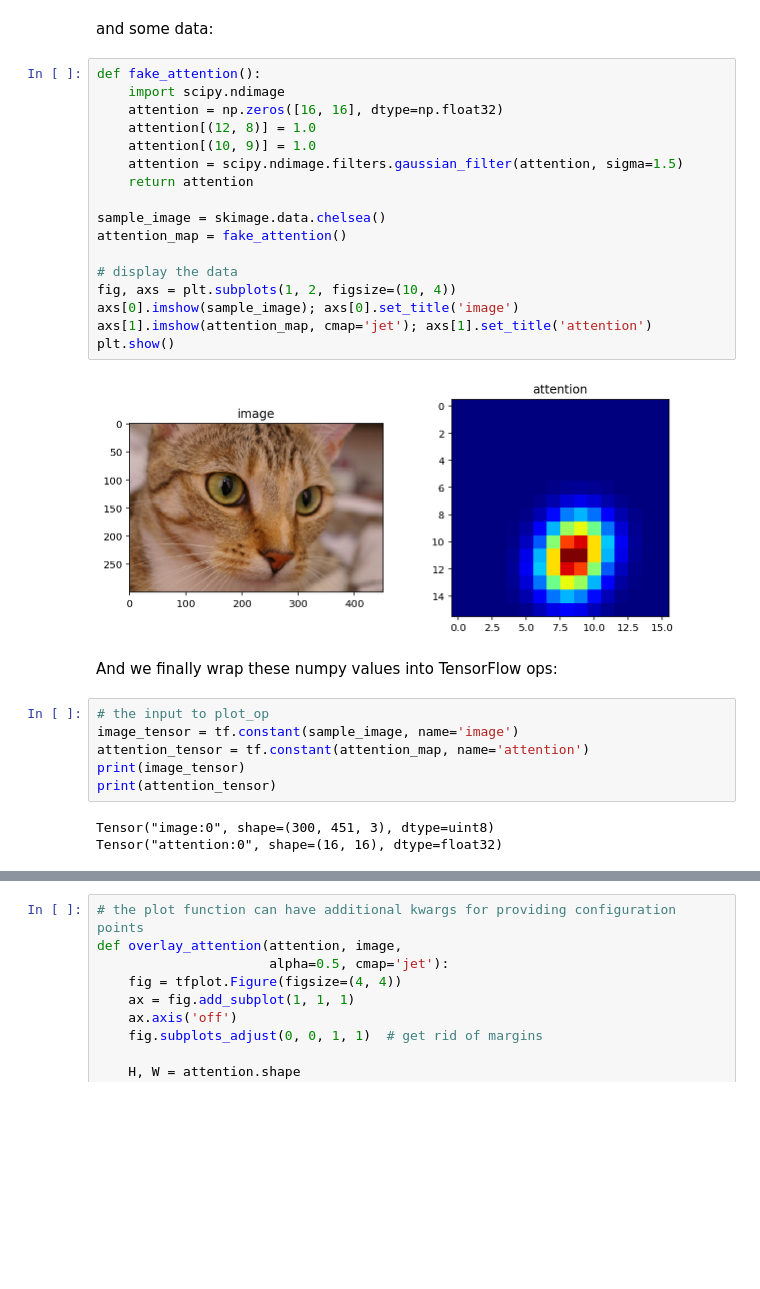
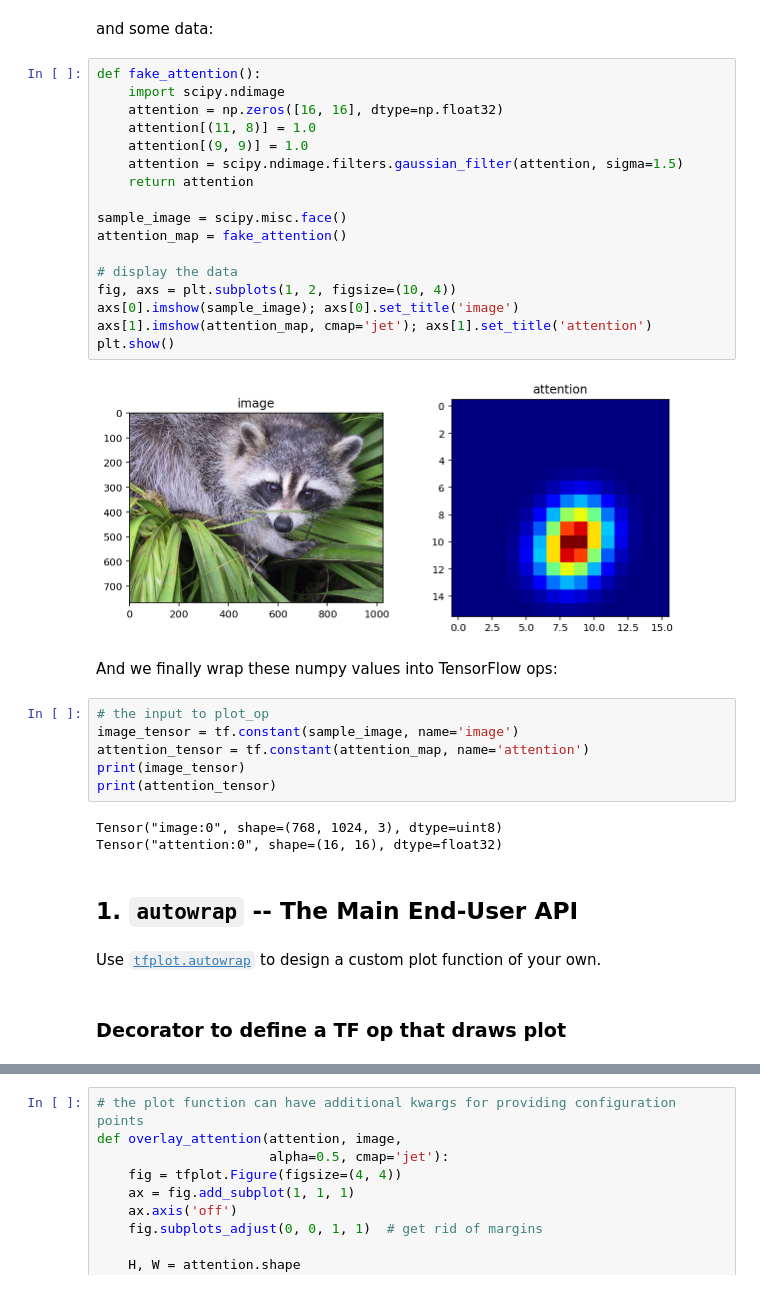
Before and after one commit to wookayin/tensorflow-plot, a Jupyter notebook: examples/showcases.ipynb, the cells around one changed output, grey strips where cells are left out. Saved outputs shown, nothing was run; the diff lists cells and outputs as text; blank space fills up the shorter version.

```diff
--- a/examples/showcases.ipynb
+++ b/examples/showcases.ipynb
@@ -67,22 +82,22 @@ and some data:
 # %%
 def fake_attention():
     import scipy.ndimage
     attention = np.zeros([16, 16], dtype=np.float32)
-    attention[(12, 8)] = 1.0
-    attention[(10, 9)] = 1.0
+    attention[(11, 8)] = 1.0
+    attention[(9, 9)] = 1.0
     attention = scipy.ndimage.filters.gaussian_filter(attention, sigma=1.5)
     return attention
 
-sample_image = skimage.data.chelsea()
+sample_image = scipy.misc.face()
 attention_map = fake_attention()
 
 # display the data
 fig, axs = plt.subplots(1, 2, figsize=(10, 4))
 axs[0].imshow(sample_image); axs[0].set_title('image')
 axs[1].imshow(attention_map, cmap='jet'); axs[1].set_title('attention')
 plt.show()
 # %% [output]
-[figure, old version]
+[figure, new version]
 # %% [markdown]
 And we finally wrap these numpy values into TensorFlow ops:
 # %%
@@ -92,5 +107,11 @@ attention_tensor = tf.constant(attention_map, name='attention')
 print(image_tensor)
 print(attention_tensor)
 # %% [output]
-Tensor("image:0", shape=(300, 451, 3), dtype=uint8)
+Tensor("image:0", shape=(768, 1024, 3), dtype=uint8)
 Tensor("attention:0", shape=(16, 16), dtype=float32)
+# %% [markdown]
+## 1. `autowrap` -- The Main End-User API
+# %% [markdown]
+Use [`tfplot.autowrap`](https://tensorflow-plot.readthedocs.io/en/latest/api/tfplot.html#tfplot.autowrap) to design a custom plot function of your own.
+# %% [markdown]
+### Decorator to define a TF op that draws plot
```
Also changed, not shown: parts of 77 cells of this notebook.
